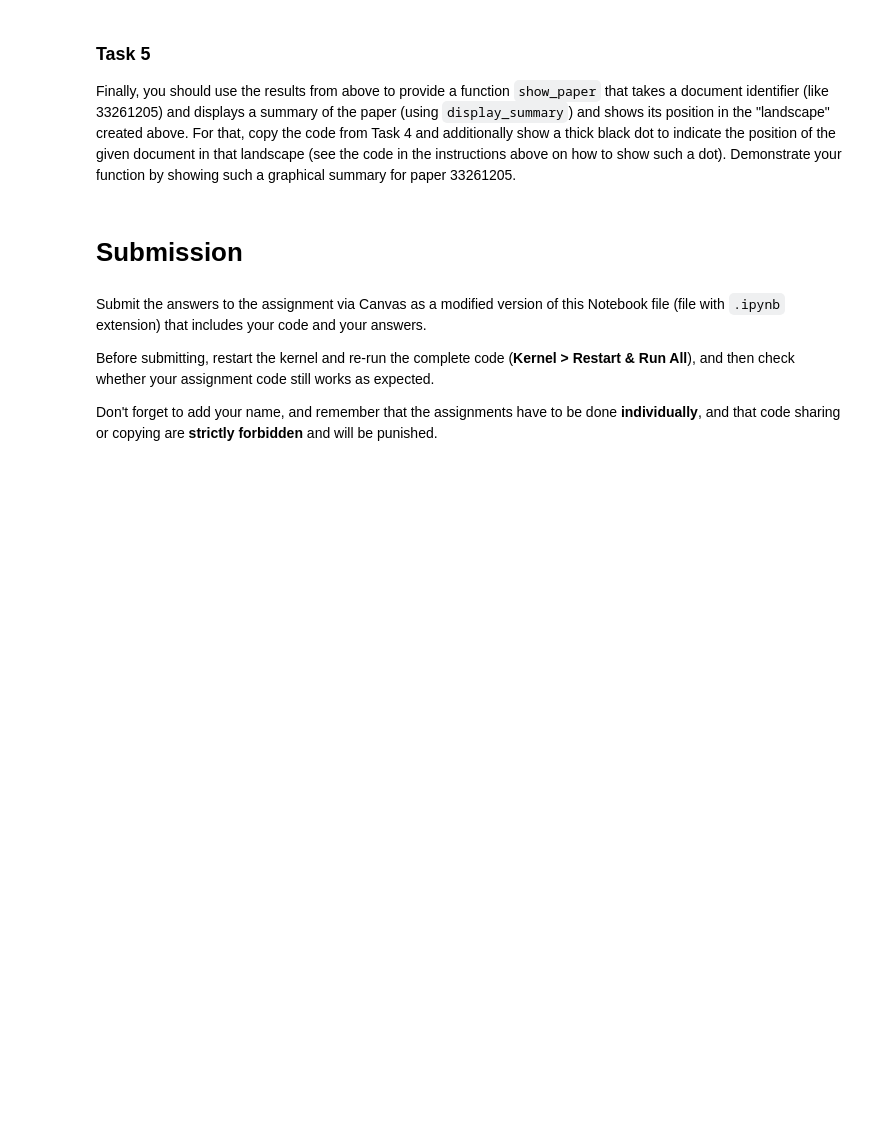
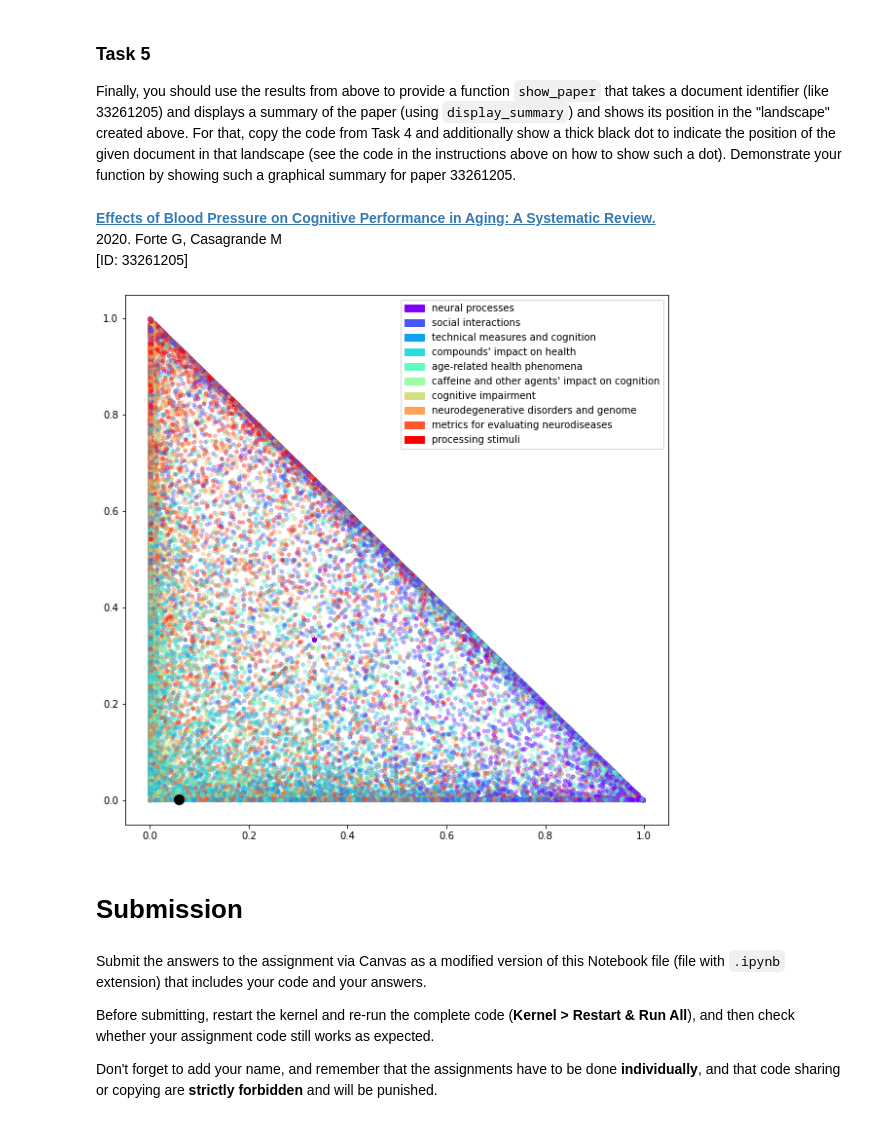
Before and after one commit to shmnrr/IR2022, a Jupyter notebook: 06_clustering.ipynb, the cells around one changed output. Cells and saved outputs as stored; diff of their text form; code cells hidden in the pictures; blank space fills up the shorter version.

```diff
--- a/06_clustering.ipynb
+++ b/06_clustering.ipynb
@@ -398,3 +385,29 @@ Finally, you should use the results from above to provide a function `show_paper
+# %%
+# Add your code here
+
+def show_paper(doc_id):
+    clusters = [(np.argmax(doc_topic10[i,:])) for i in range(len(doc_list))]
+    color_list = [colors[c] for c in clusters]
+
+    # Create the scatter plot here
+    plt.scatter(model3.doc_topic_[:, 0], model3.doc_topic_[:, 1], marker='.', alpha=0.33, s=50,
+                color=color_list)
+
+    i = doc_list.index(doc_id)
+    plt.scatter(doc_topic10[i,0], doc_topic10[i,1], s=100, marker='o', color='k');
+
+    # Plot the legend:
+    plt.legend(handles=[mpatches.Patch(color=colors[i],
+            label=topic_labels[i]) for i in range(0, 10)])
+
+    display_summary(doc_id)
+
+show_paper(33261205)
+# %% [output]
+Effects of Blood Pressure on Cognitive Performance in Aging: A Systematic Review.
+2020. Forte G, Casagrande M
+[ID: 33261205]
+[figure, added]
 # %% [markdown]
 # Submission
 # %% [markdown]
```
Also changed, not shown: parts of 14 cells of this notebook.
